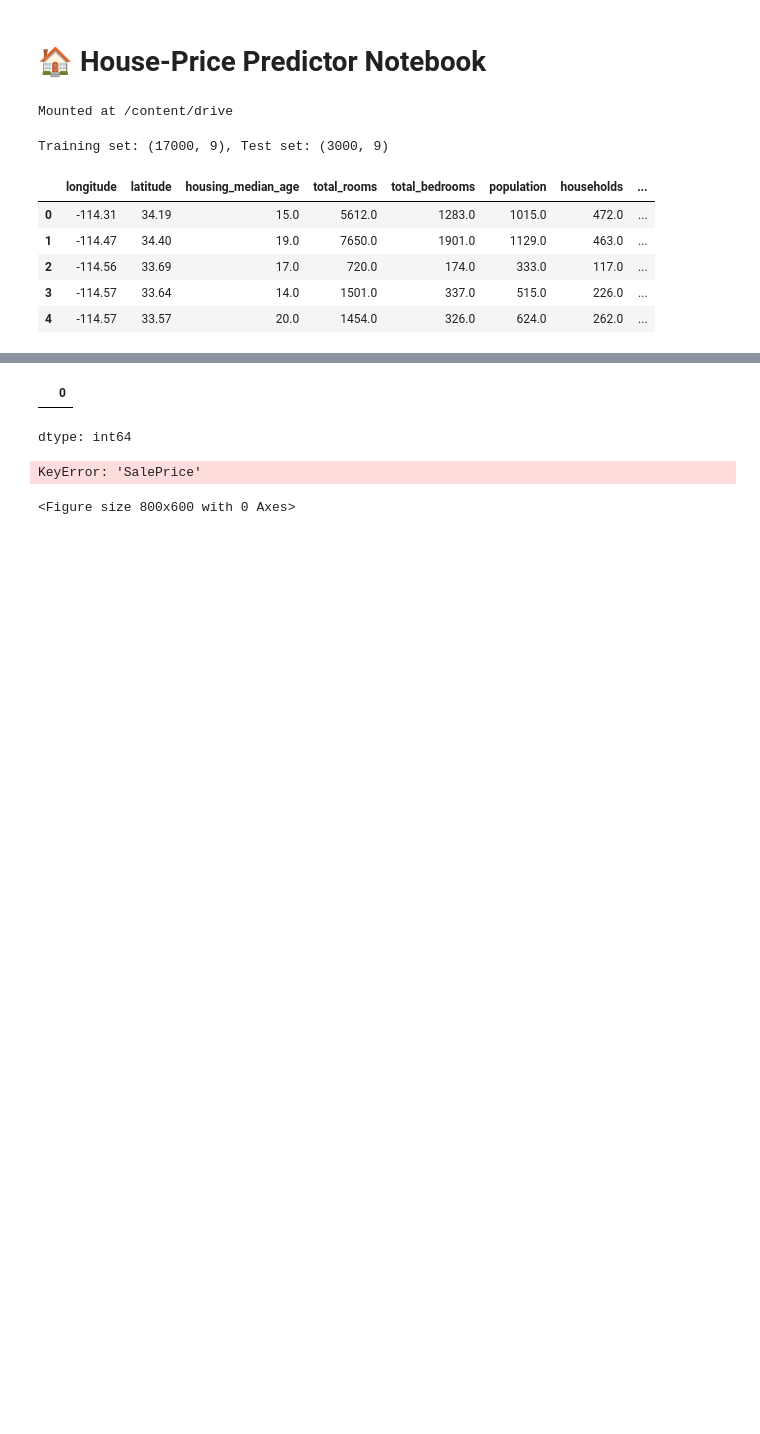
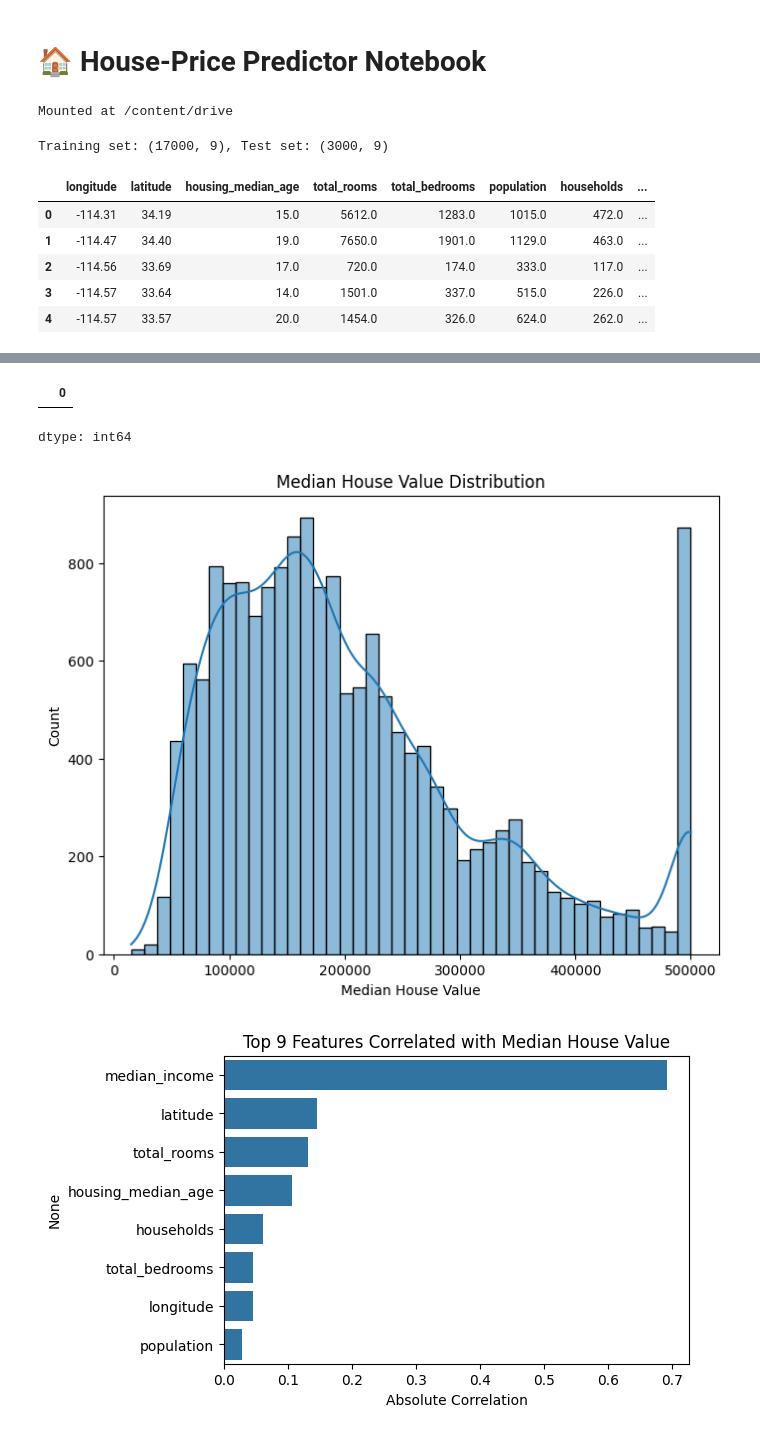
Before and after one commit to ahmadyadgari/house_price_predictor, a Jupyter notebook: house_price_predictor.ipynb, the cells around one changed output, grey strips where cells are left out. Cells and saved outputs as stored; diff of their text form; code cells hidden in the pictures; blank space fills up the shorter version.

```diff
--- a/house_price_predictor.ipynb
+++ b/house_price_predictor.ipynb
@@ -39,37 +39,41 @@ Training set: (17000, 9), Test set: (3000, 9)
 | 3 | -114.57 | 33.64 | 14.0 | 1501.0 | 337.0 | 515.0 | 226.0 | ... |
 | 4 | -114.57 | 33.57 | 20.0 | 1454.0 | 326.0 | 624.0 | 262.0 | ... |
 # %%
-# 4.1 Summary statistics
+import matplotlib.pyplot as plt
+import seaborn as sns
+
+# 2.1 Summary statistics
 display(train_df.describe())
 
-# 4.2 Missing-value report (top 10)
+# 2.2 Missing-value report
 missing = train_df.isnull().sum().sort_values(ascending=False)
-display(missing[missing > 0].head(10))
+display(missing[missing > 0])
 
-# 4.3 SalePrice distribution
+# 2.3 Target distribution
 plt.figure(figsize=(8,6))
-sns.histplot(train_df['SalePrice'], kde=True)
-plt.title('SalePrice Distribution')
-plt.xlabel('SalePrice')
+sns.histplot(train_df['median_house_value'], kde=True)
+plt.title('Median House Value Distribution')
+plt.xlabel('Median House Value')
 plt.show()
 
-# 4.4 Correlation heatmap for top features
-corr = train_df.corr()['SalePrice'].abs().sort_values(ascending=False).head(10)
+# 2.4 Top correlations with the target
+corr = train_df.corr()['median_house_value'].abs().sort_values(ascending=False).head(10)
 plt.figure(figsize=(6,4))
-sns.barplot(x=corr.values[1:], y=corr.index[1:])
-plt.title('Top 10 Features Correlated with SalePrice')
+sns.barplot(x=corr.values[1:], y=corr.index[1:])   # skip self-correlation
+plt.title('Top 9 Features Correlated with Median House Value')
+plt.xlabel('Absolute Correlation')
 plt.show()
 # %% [output]
 |  | longitude | latitude | housing_median_age | total_rooms | total_bedrooms | population | households | ... |
 | count | 17000.000000 | 17000.000000 | 17000.000000 | 17000.000000 | 17000.000000 | 17000.000000 | 17000.000000 | ... |
 | mean | -119.562108 | 35.625225 | 28.589353 | 2643.664412 | 539.410824 | 1429.573941 | 501.221941 | ... |
 | std | 2.005166 | 2.137340 | 12.586937 | 2179.947071 | 421.499452 | 1147.852959 | 384.520841 | ... |
 | min | -124.350000 | 32.540000 | 1.000000 | 2.000000 | 1.000000 | 3.000000 | 1.000000 | ... |
 | 25% | -121.790000 | 33.930000 | 18.000000 | 1462.000000 | 297.000000 | 790.000000 | 282.000000 | ... |
 | 50% | -118.490000 | 34.250000 | 29.000000 | 2127.000000 | 434.000000 | 1167.000000 | 409.000000 | ... |
 | 75% | -118.000000 | 37.720000 | 37.000000 | 3151.250000 | 648.250000 | 1721.000000 | 605.250000 | ... |
 | max | -114.310000 | 41.950000 | 52.000000 | 37937.000000 | 6445.000000 | 35682.000000 | 6082.000000 | ... |
 |  | 0 |
 dtype: int64
-KeyError: 'SalePrice'
-<Figure size 800x600 with 0 Axes>
+[figure, added]
+[figure, added]
```
Also changed, not shown: parts of 5 cells of this notebook.
